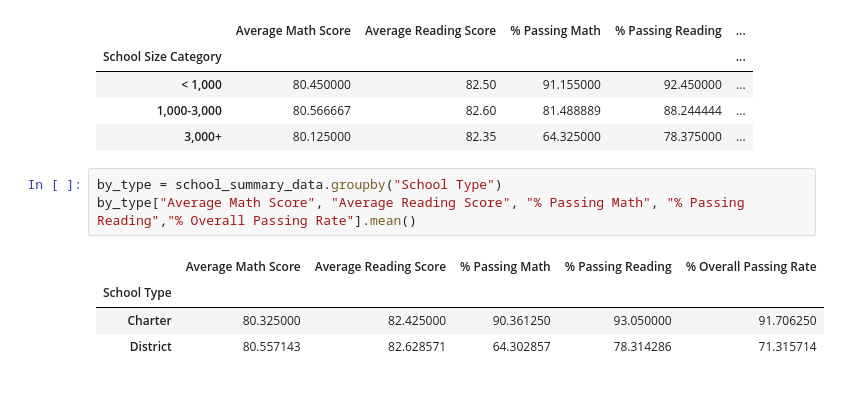
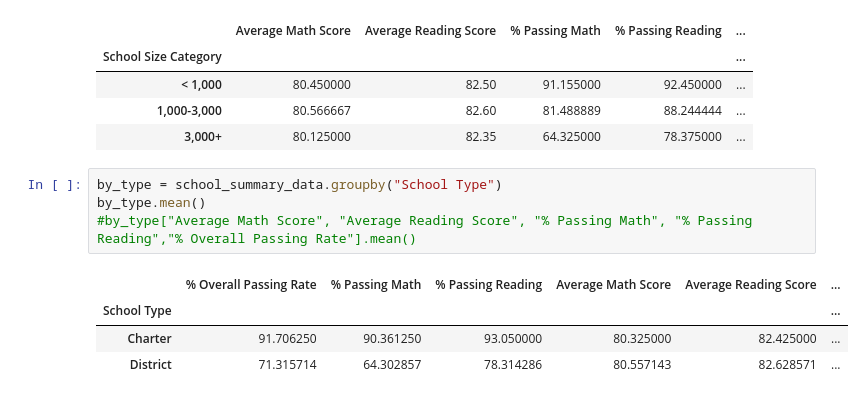
Before and after one commit to arnenewman11/python-challenge, a Jupyter notebook: PyCitySchools/PyCity_code_AN.ipynb, the cells around one changed output. Cells and saved outputs as stored; diff of their text form.

```diff
--- a/PyCitySchools/PyCity_code_AN.ipynb
+++ b/PyCitySchools/PyCity_code_AN.ipynb
@@ -398,9 +398,10 @@ sm_school_size_table.mean()
 | 3,000+ | 80.125000 | 82.35 | 64.325000 | 78.375000 | ... |
 # %%
 by_type = school_summary_data.groupby("School Type")
-by_type["Average Math Score", "Average Reading Score", "% Passing Math", "% Passing Reading","% Overall Passing Rate"].mean()
+by_type.mean()
+#by_type["Average Math Score", "Average Reading Score", "% Passing Math", "% Passing Reading","% Overall Passing Rate"].mean()
 # %% [output]
-|  | Average Math Score | Average Reading Score | % Passing Math | % Passing Reading | % Overall Passing Rate |
-| School Type |  |  |  |  |  |
-| Charter | 80.325000 | 82.425000 | 90.361250 | 93.050000 | 91.706250 |
-| District | 80.557143 | 82.628571 | 64.302857 | 78.314286 | 71.315714 |
+|  | % Overall Passing Rate | % Passing Math | % Passing Reading | Average Math Score | Average Reading Score | ... |
+| School Type |  |  |  |  |  | ... |
+| Charter | 91.706250 | 90.361250 | 93.050000 | 80.325000 | 82.425000 | ... |
+| District | 71.315714 | 64.302857 | 78.314286 | 80.557143 | 82.628571 | ... |
```
